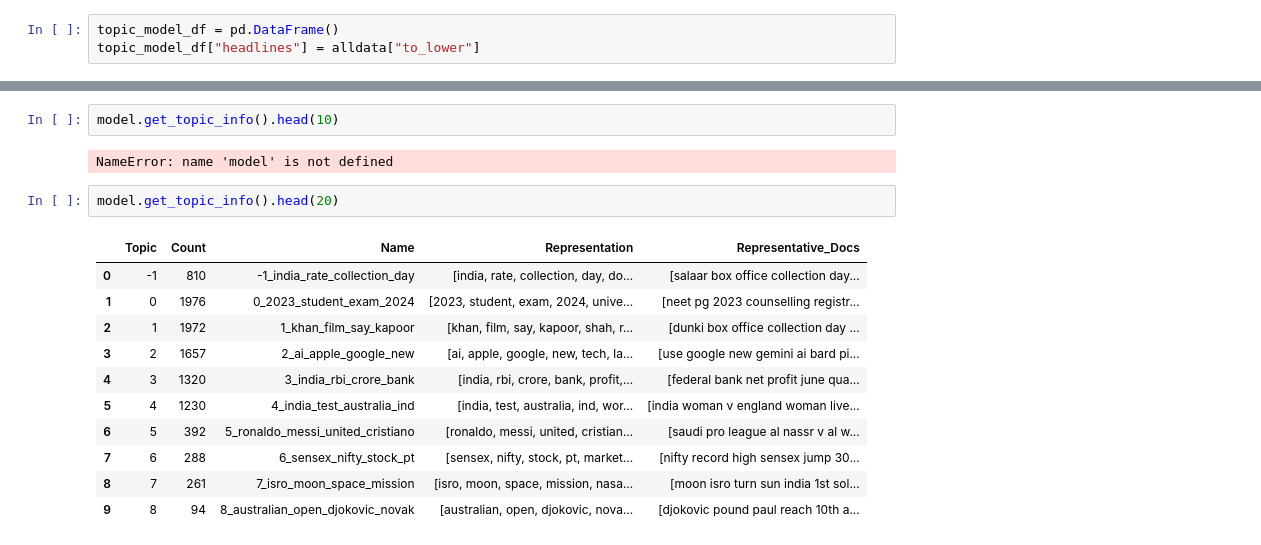
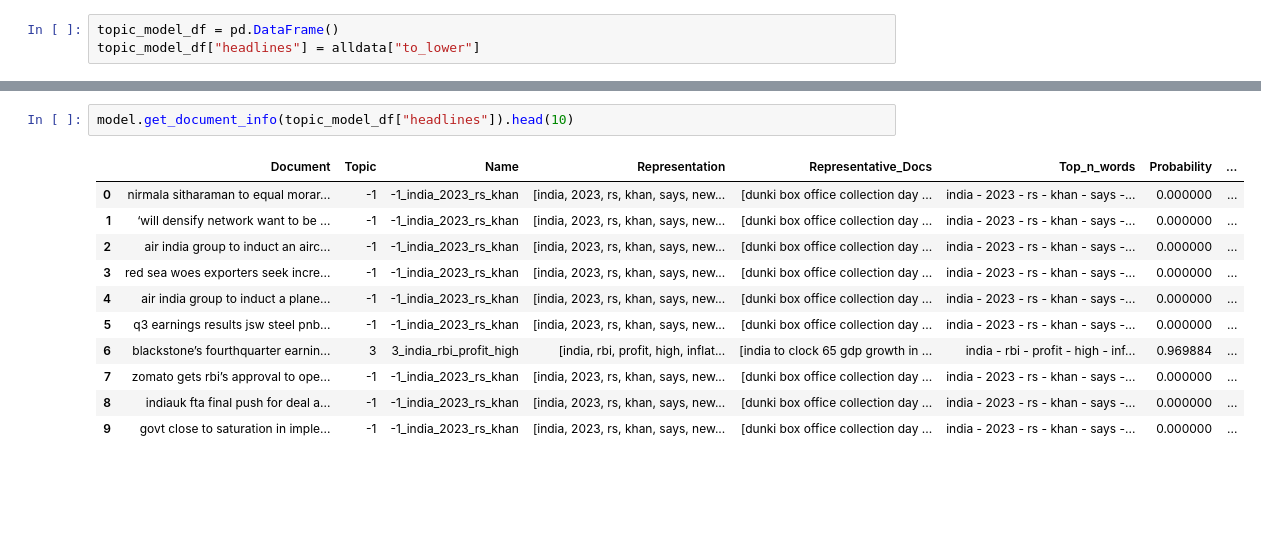
Before and after one commit to abiroland/news-headlines-classification, a Jupyter notebook: BerTopic.ipynb, the cells around one changed output, grey strips where cells are left out. Saved outputs shown, nothing was run; the diff lists cells and outputs as text; blank space fills up the shorter version.

```diff
--- a/BerTopic.ipynb
+++ b/BerTopic.ipynb
@@ -117,18 +119,14 @@ topics, probs = model.fit_transform(topic_model_df["headlines"])
 # %%
-model.get_topic_info().head(10)
+model.get_document_info(topic_model_df["headlines"]).head(10)
 # %% [output]
-NameError: name 'model' is not defined
+|  | Document | Topic | Name | Representation | Representative_Docs | Top_n_words | Probability | ... |
+| 0 | nirmala sitharaman to equal morar... | -1 | -1_india_2023_rs_khan | [india, 2023, rs, khan, says, new... | [dunki box office collection day ... | india - 2023 - rs - khan - says -... | 0.000000 | ... |
+| 1 | ‘will densify network want to be ... | -1 | -1_india_2023_rs_khan | [india, 2023, rs, khan, says, new... | [dunki box office collection day ... | india - 2023 - rs - khan - says -... | 0.000000 | ... |
+| 2 | air india group to induct an airc... | -1 | -1_india_2023_rs_khan | [india, 2023, rs, khan, says, new... | [dunki box office collection day ... | india - 2023 - rs - khan - says -... | 0.000000 | ... |
+| 3 | red sea woes exporters seek incre... | -1 | -1_india_2023_rs_khan | [india, 2023, rs, khan, says, new... | [dunki box office collection day ... | india - 2023 - rs - khan - says -... | 0.000000 | ... |
+| 4 | air india group to induct a plane... | -1 | -1_india_2023_rs_khan | [india, 2023, rs, khan, says, new... | [dunki box office collection day ... | india - 2023 - rs - khan - says -... | 0.000000 | ... |
+| 5 | q3 earnings results jsw steel pnb... | -1 | -1_india_2023_rs_khan | [india, 2023, rs, khan, says, new... | [dunki box office collection day ... | india - 2023 - rs - khan - says -... | 0.000000 | ... |
+| 6 | blackstone’s fourthquarter earnin... | 3 | 3_india_rbi_profit_high | [india, rbi, profit, high, inflat... | [india to clock 65 gdp growth in ... | india - rbi - profit - high - inf... | 0.969884 | ... |
+| 7 | zomato gets rbi’s approval to ope... | -1 | -1_india_2023_rs_khan | [india, 2023, rs, khan, says, new... | [dunki box office collection day ... | india - 2023 - rs - khan - says -... | 0.000000 | ... |
+| 8 | indiauk fta final push for deal a... | -1 | -1_india_2023_rs_khan | [india, 2023, rs, khan, says, new... | [dunki box office collection day ... | india - 2023 - rs - khan - says -... | 0.000000 | ... |
+| 9 | govt close to saturation in imple... | -1 | -1_india_2023_rs_khan | [india, 2023, rs, khan, says, new... | [dunki box office collection day ... | india - 2023 - rs - khan - says -... | 0.000000 | ... |
-# %%
-model.get_topic_info().head(20)
-# %% [output]
-|  | Topic | Count | Name | Representation | Representative_Docs |
-| 0 | -1 | 810 | -1_india_rate_collection_day | [india, rate, collection, day, do... | [salaar box office collection day... |
-| 1 | 0 | 1976 | 0_2023_student_exam_2024 | [2023, student, exam, 2024, unive... | [neet pg 2023 counselling registr... |
-| 2 | 1 | 1972 | 1_khan_film_say_kapoor | [khan, film, say, kapoor, shah, r... | [dunki box office collection day ... |
-| 3 | 2 | 1657 | 2_ai_apple_google_new | [ai, apple, google, new, tech, la... | [use google new gemini ai bard pi... |
-| 4 | 3 | 1320 | 3_india_rbi_crore_bank | [india, rbi, crore, bank, profit,... | [federal bank net profit june qua... |
-| 5 | 4 | 1230 | 4_india_test_australia_ind | [india, test, australia, ind, wor... | [india woman v england woman live... |
-| 6 | 5 | 392 | 5_ronaldo_messi_united_cristiano | [ronaldo, messi, united, cristian... | [saudi pro league al nassr v al w... |
-| 7 | 6 | 288 | 6_sensex_nifty_stock_pt | [sensex, nifty, stock, pt, market... | [nifty record high sensex jump 30... |
-| 8 | 7 | 261 | 7_isro_moon_space_mission | [isro, moon, space, mission, nasa... | [moon isro turn sun india 1st sol... |
-| 9 | 8 | 94 | 8_australian_open_djokovic_novak | [australian, open, djokovic, nova... | [djokovic pound paul reach 10th a... |
```
Also changed, not shown: parts of 51 cells of this notebook.
